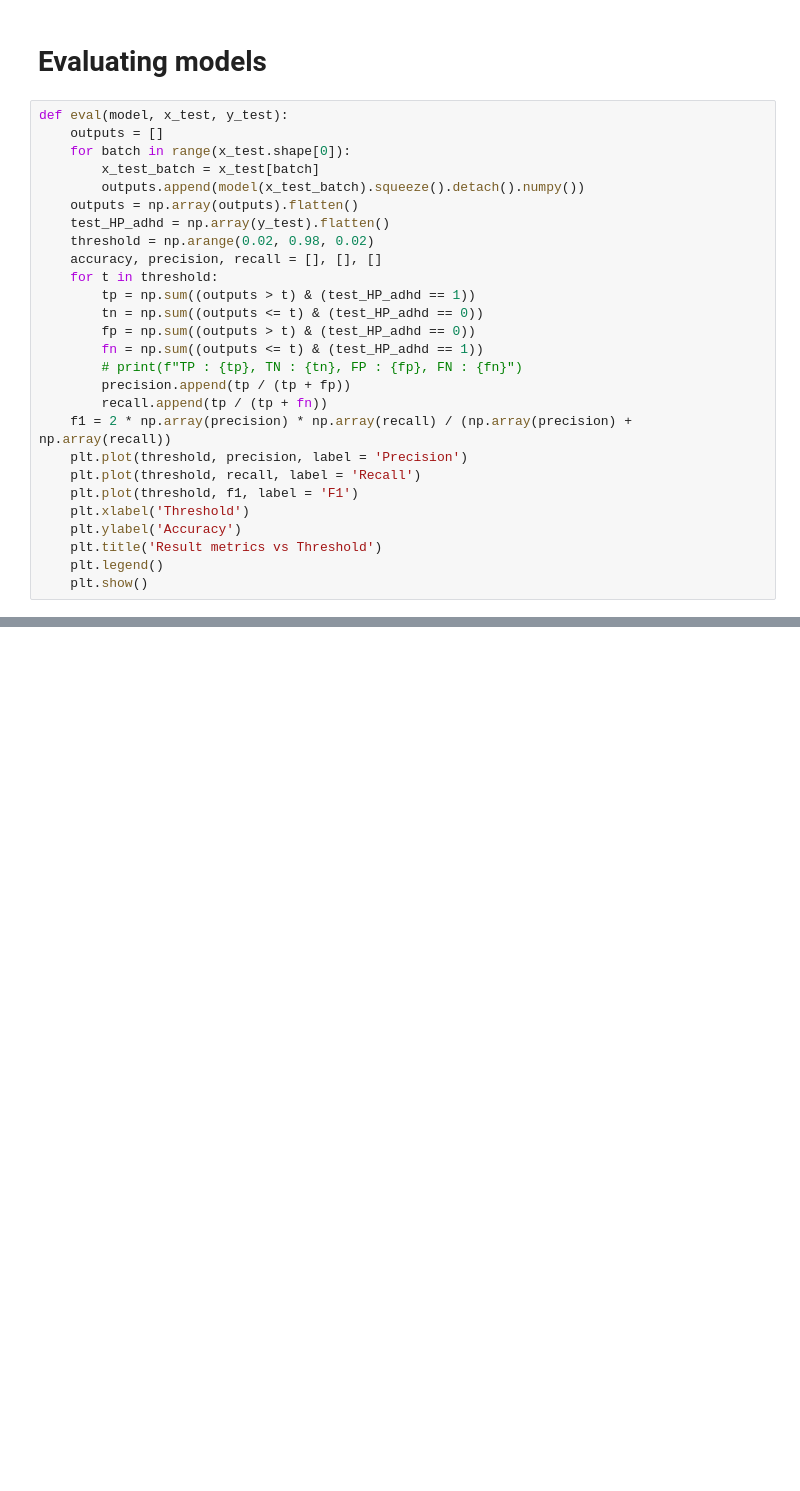
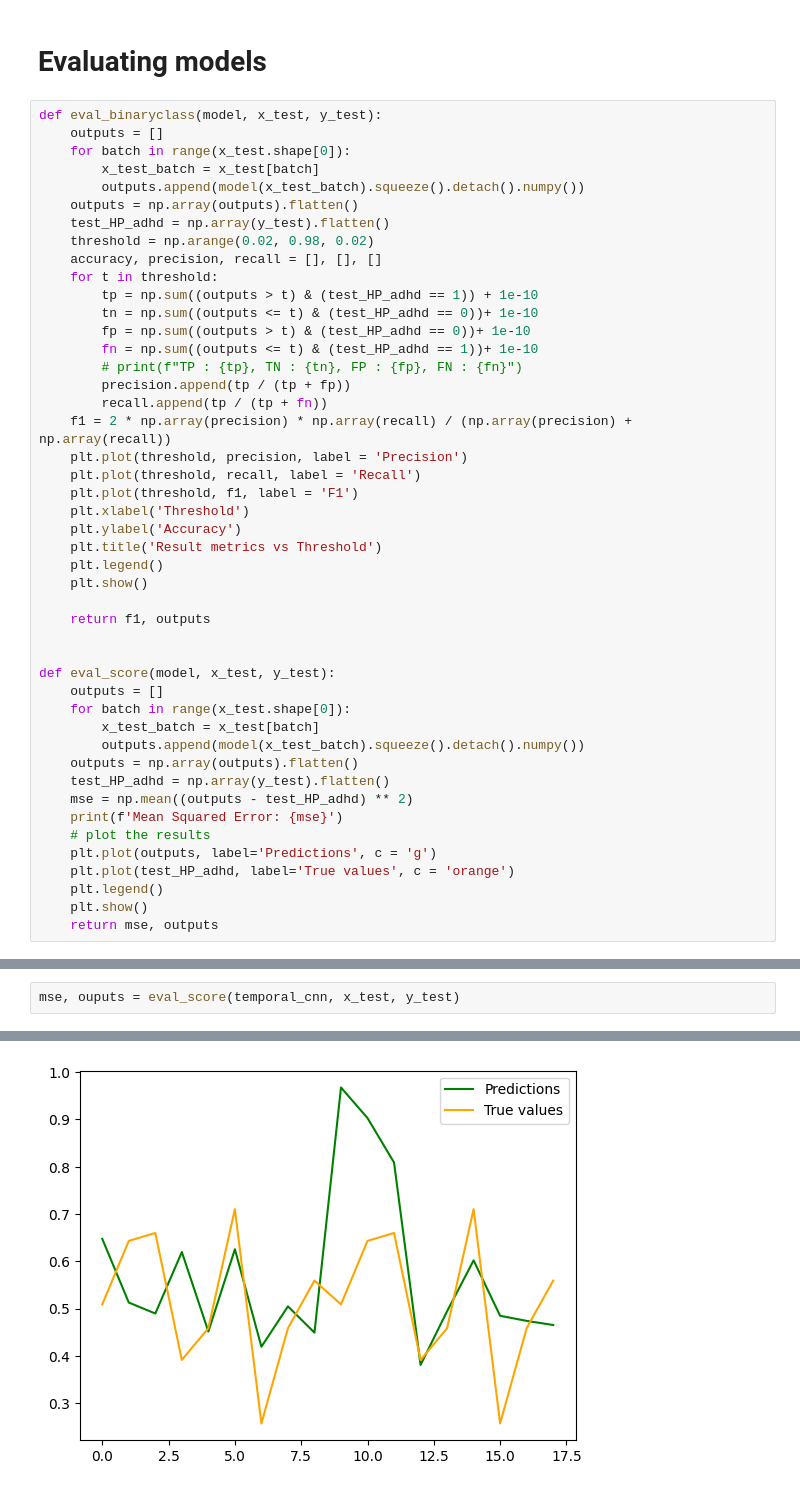
Before and after one commit to TomFiz/neuroforest, a Jupyter notebook: neuroforest-master/notebooks/analyze_trajectories.ipynb, the cells around one changed output, grey strips where cells are left out. Saved outputs shown, nothing was run; the diff lists cells and outputs as text; blank space fills up the shorter version.

```diff
--- a/neuroforest-master/notebooks/analyze_trajectories.ipynb
+++ b/neuroforest-master/notebooks/analyze_trajectories.ipynb
@@ -286,7 +340,7 @@ Epoch 31/50, batch 2/102, Loss: 61.20156443119049, Val Loss: 0.6415027976036072
 # %% [markdown]
 # Evaluating models
 # %%
-def eval(model, x_test, y_test):
+def eval_binaryclass(model, x_test, y_test):
     outputs = []
     for batch in range(x_test.shape[0]):
         x_test_batch = x_test[batch]
@@ -296,10 +350,10 @@ def eval(model, x_test, y_test):
     threshold = np.arange(0.02, 0.98, 0.02)
     accuracy, precision, recall = [], [], []
     for t in threshold:
-        tp = np.sum((outputs > t) & (test_HP_adhd == 1))
-        tn = np.sum((outputs <= t) & (test_HP_adhd == 0))
-        fp = np.sum((outputs > t) & (test_HP_adhd == 0))
-        fn = np.sum((outputs <= t) & (test_HP_adhd == 1))
+        tp = np.sum((outputs > t) & (test_HP_adhd == 1)) + 1e-10
+        tn = np.sum((outputs <= t) & (test_HP_adhd == 0))+ 1e-10
+        fp = np.sum((outputs > t) & (test_HP_adhd == 0))+ 1e-10
+        fn = np.sum((outputs <= t) & (test_HP_adhd == 1))+ 1e-10
         # print(f"TP : {tp}, TN : {tn}, FP : {fp}, FN : {fn}")
         precision.append(tp / (tp + fp))
         recall.append(tp / (tp + fn))
@@ -312,3 +366,22 @@ def eval(model, x_test, y_test):
     plt.title('Result metrics vs Threshold')
     plt.legend()
     plt.show()
+
+    return f1, outputs
+
+
+def eval_score(model, x_test, y_test):
+    outputs = []
+    for batch in range(x_test.shape[0]):
+        x_test_batch = x_test[batch]
+        outputs.append(model(x_test_batch).squeeze().detach().numpy())
+    outputs = np.array(outputs).flatten()
+    test_HP_adhd = np.array(y_test).flatten()
+    mse = np.mean((outputs - test_HP_adhd) ** 2)
+    print(f'Mean Squared Error: {mse}')
+    # plot the results
+    plt.plot(outputs, label='Predictions', c = 'g')
+    plt.plot(test_HP_adhd, label='True values', c = 'orange')
+    plt.legend()
+    plt.show()
+    return mse, outputs
@@ -316,0 +388,3 @@ def eval(model, x_test, y_test):
+# %%
+mse, ouputs = eval_score(temporal_cnn, x_test, y_test)
+# %% [output]
@@ -316,0 +392 @@ def eval(model, x_test, y_test):
+[figure, added]
```
Also changed, not shown: parts of 15 cells of this notebook.
